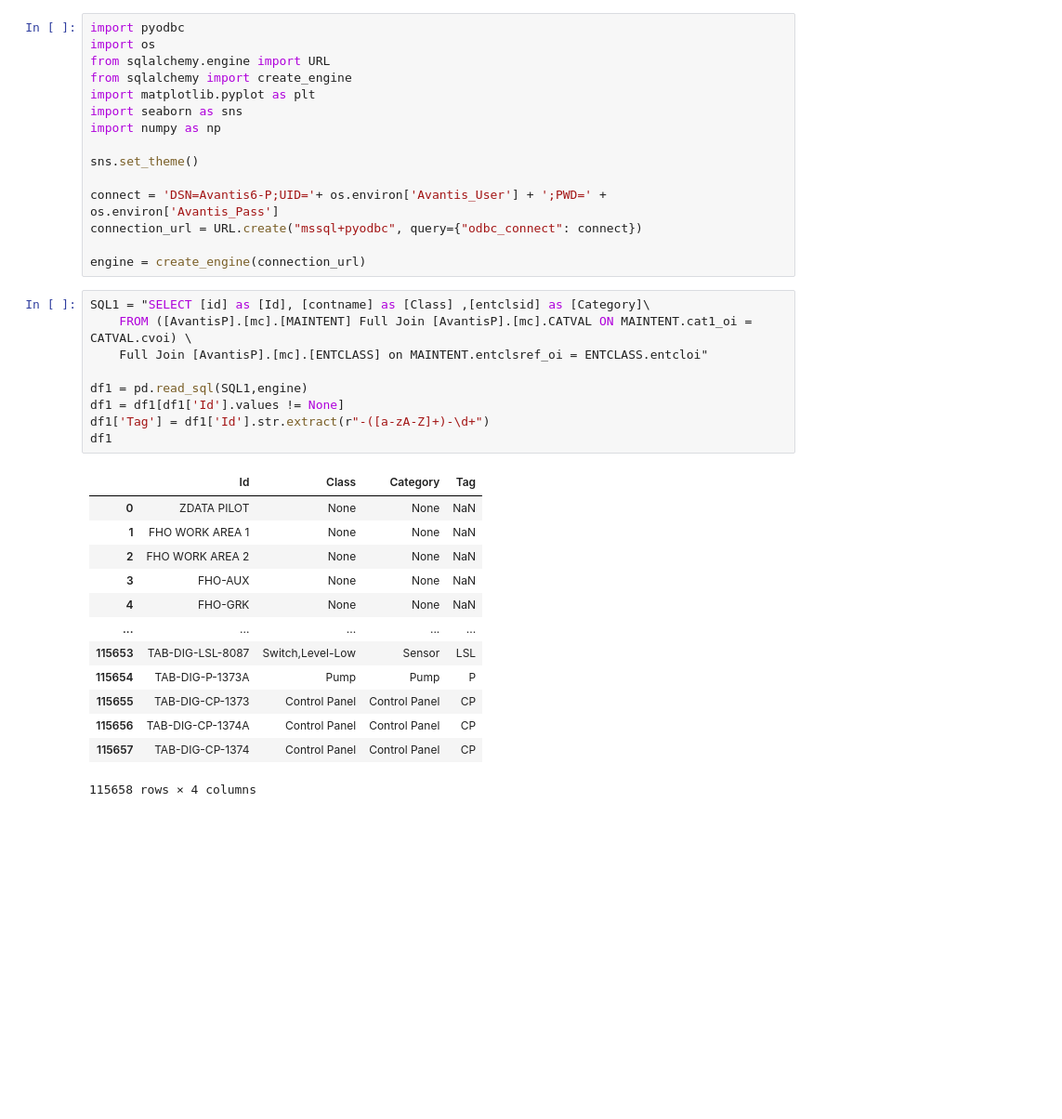
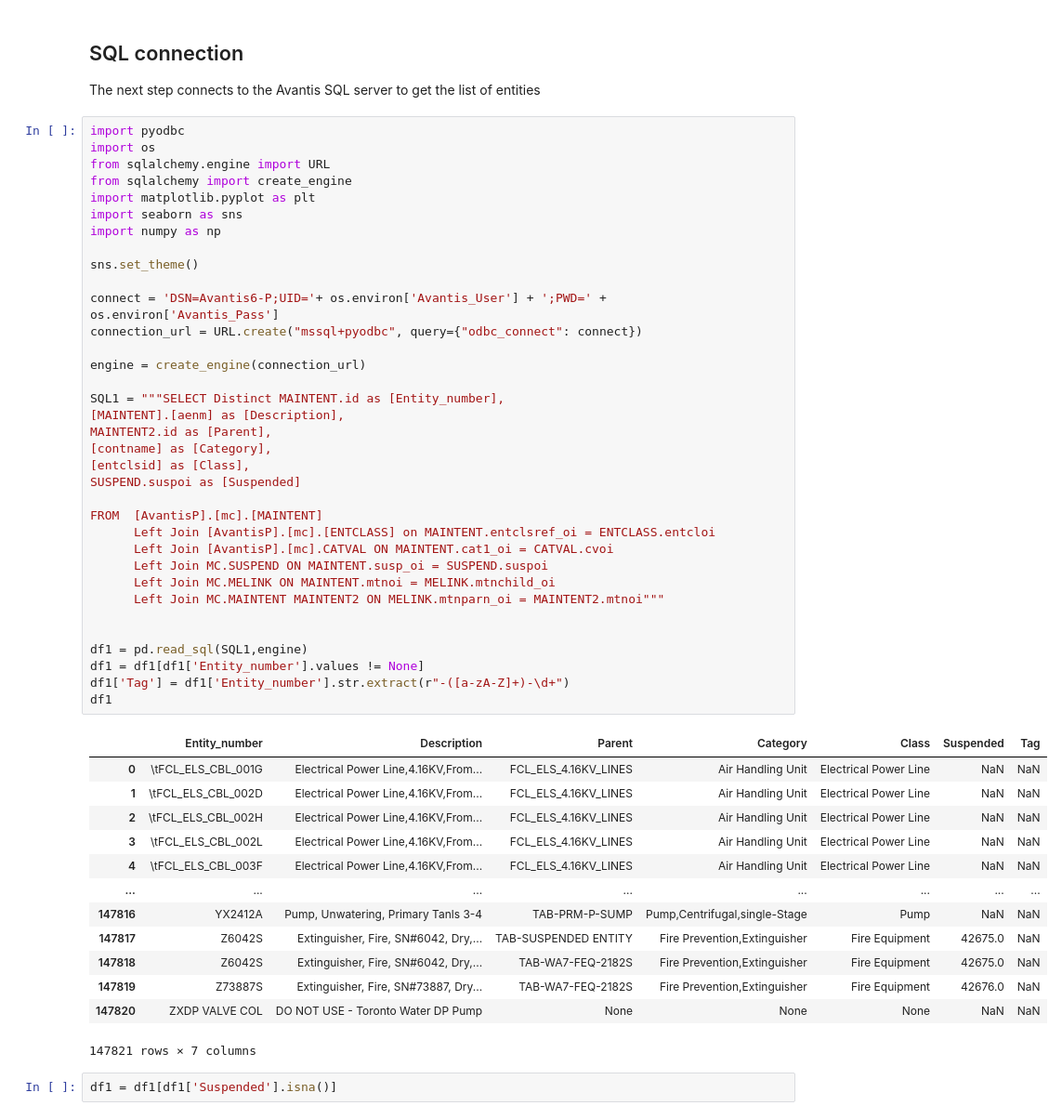
Before and after one commit to TW-ASMP/TWONTO, a Jupyter notebook: Avantis Mapping/Avantis Mapping Instructions.ipynb, the cells around one changed output. Shown at 93% size. Saved outputs shown, nothing was run; the diff lists cells and outputs as text; blank space fills up the shorter version.

```diff
--- a/Avantis Mapping/Avantis Mapping Instructions.ipynb
+++ b/Avantis Mapping/Avantis Mapping Instructions.ipynb
@@ -81,40 +85,56 @@ Tag
+# %% [markdown]
+## SQL connection
+The next step connects to the Avantis SQL server to get the list of entities
 # %%
 import pyodbc
 import os
 from sqlalchemy.engine import URL
 from sqlalchemy import create_engine
 import matplotlib.pyplot as plt
 import seaborn as sns
 import numpy as np
 
 sns.set_theme()
 
 connect = 'DSN=Avantis6-P;UID='+ os.environ['Avantis_User'] + ';PWD=' + os.environ['Avantis_Pass']
 connection_url = URL.create("mssql+pyodbc", query={"odbc_connect": connect})
 
 engine = create_engine(connection_url)
+
+SQL1 = """SELECT Distinct MAINTENT.id as [Entity_number],
+[MAINTENT].[aenm] as [Description],
+MAINTENT2.id as [Parent],
+[contname] as [Category],
+[entclsid] as [Class],
+SUSPEND.suspoi as [Suspended]
+
+FROM  [AvantisP].[mc].[MAINTENT]
+	  Left Join [AvantisP].[mc].[ENTCLASS] on MAINTENT.entclsref_oi = ENTCLASS.entcloi
+	  Left Join [AvantisP].[mc].CATVAL ON MAINTENT.cat1_oi = CATVAL.cvoi
+	  Left Join MC.SUSPEND ON MAINTENT.susp_oi = SUSPEND.suspoi
+	  Left Join MC.MELINK ON MAINTENT.mtnoi = MELINK.mtnchild_oi
+	  Left Join MC.MAINTENT MAINTENT2 ON MELINK.mtnparn_oi = MAINTENT2.mtnoi"""
+
+
+df1 = pd.read_sql(SQL1,engine)
+df1 = df1[df1['Entity_number'].values != None]
+df1['Tag'] = df1['Entity_number'].str.extract(r"-([a-zA-Z]+)-\d+")
+df1
+# %% [output]
+|  | Entity_number | Description | Parent | Category | Class | Suspended | Tag |
+| 0 | \tFCL_ELS_CBL_001G | Electrical Power Line,4.16KV,From... | FCL_ELS_4.16KV_LINES | Air Handling Unit | Electrical Power Line | NaN | NaN |
+| 1 | \tFCL_ELS_CBL_002D | Electrical Power Line,4.16KV,From... | FCL_ELS_4.16KV_LINES | Air Handling Unit | Electrical Power Line | NaN | NaN |
+| 2 | \tFCL_ELS_CBL_002H | Electrical Power Line,4.16KV,From... | FCL_ELS_4.16KV_LINES | Air Handling Unit | Electrical Power Line | NaN | NaN |
+| 3 | \tFCL_ELS_CBL_002L | Electrical Power Line,4.16KV,From... | FCL_ELS_4.16KV_LINES | Air Handling Unit | Electrical Power Line | NaN | NaN |
+| 4 | \tFCL_ELS_CBL_003F | Electrical Power Line,4.16KV,From... | FCL_ELS_4.16KV_LINES | Air Handling Unit | Electrical Power Line | NaN | NaN |
+| ... | ... | ... | ... | ... | ... | ... | ... |
+| 147816 | YX2412A | Pump, Unwatering, Primary Tanls 3-4 | TAB-PRM-P-SUMP | Pump,Centrifugal,single-Stage | Pump | NaN | NaN |
+| 147817 | Z6042S | Extinguisher, Fire, SN#6042, Dry,... | TAB-SUSPENDED ENTITY | Fire Prevention,Extinguisher | Fire Equipment | 42675.0 | NaN |
+| 147818 | Z6042S | Extinguisher, Fire, SN#6042, Dry,... | TAB-WA7-FEQ-2182S | Fire Prevention,Extinguisher | Fire Equipment | 42675.0 | NaN |
+| 147819 | Z73887S | Extinguisher, Fire, SN#73887, Dry... | TAB-WA7-FEQ-2182S | Fire Prevention,Extinguisher | Fire Equipment | 42676.0 | NaN |
+| 147820 | ZXDP VALVE COL | DO NOT USE - Toronto Water DP Pump | None | None | None | NaN | NaN |
+147821 rows × 7 columns
-# %%
-SQL1 = "SELECT [id] as [Id], [contname] as [Class] ,[entclsid] as [Category]\
-    FROM ([AvantisP].[mc].[MAINTENT] Full Join [AvantisP].[mc].CATVAL ON MAINTENT.cat1_oi = CATVAL.cvoi) \
-    Full Join [AvantisP].[mc].[ENTCLASS] on MAINTENT.entclsref_oi = ENTCLASS.entcloi"
-
-df1 = pd.read_sql(SQL1,engine)
-df1 = df1[df1['Id'].values != None]
-df1['Tag'] = df1['Id'].str.extract(r"-([a-zA-Z]+)-\d+")
-df1
-# %% [output]
-|  | Id | Class | Category | Tag |
-| 0 | ZDATA PILOT | None | None | NaN |
-| 1 | FHO WORK AREA 1 | None | None | NaN |
-| 2 | FHO WORK AREA 2 | None | None | NaN |
-| 3 | FHO-AUX | None | None | NaN |
-| 4 | FHO-GRK | None | None | NaN |
-| ... | ... | ... | ... | ... |
-| 115653 | TAB-DIG-LSL-8087 | Switch,Level-Low | Sensor | LSL |
-| 115654 | TAB-DIG-P-1373A | Pump | Pump | P |
-| 115655 | TAB-DIG-CP-1373 | Control Panel | Control Panel | CP |
-| 115656 | TAB-DIG-CP-1374A | Control Panel | Control Panel | CP |
-| 115657 | TAB-DIG-CP-1374 | Control Panel | Control Panel | CP |
-115658 rows × 4 columns
+# %%
+df1 = df1[df1['Suspended'].isna()]
 # %%
 entityMatch = pd.DataFrame()
```
Also changed, not shown: parts of 13 cells of this notebook, 9 other files.
